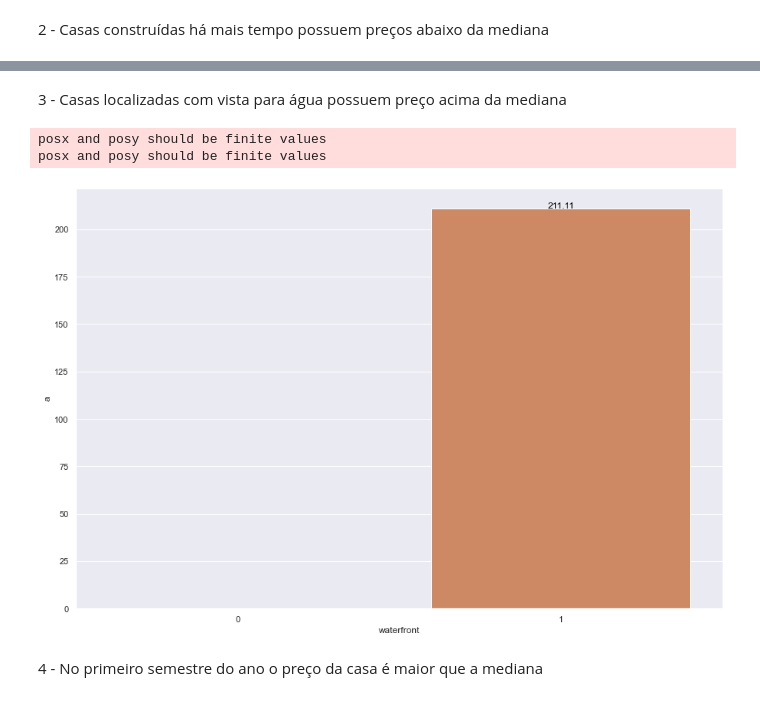
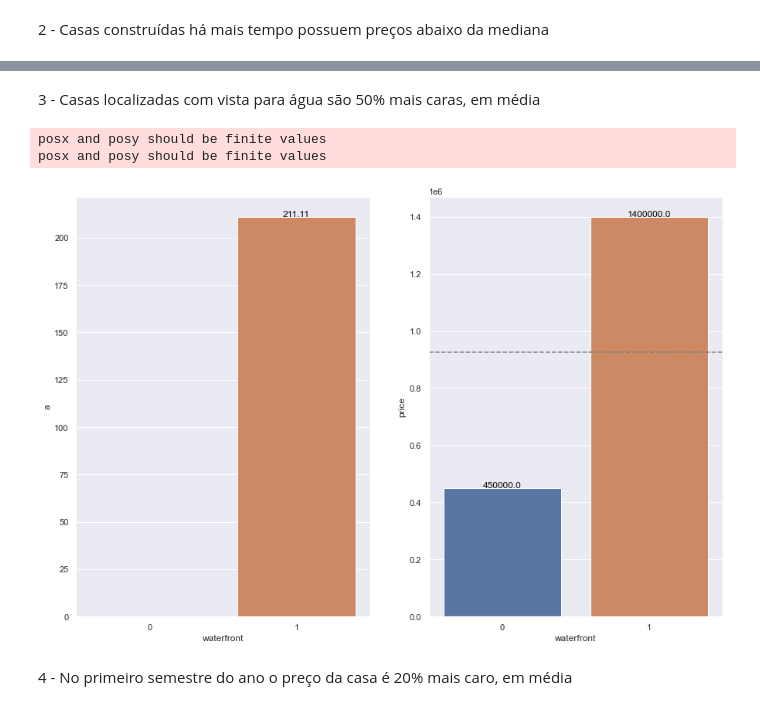
Before and after one commit to MatheussAlvess/KC_HOUSE_Insights, a Jupyter notebook: KC_Housing.ipynb, the cells around one changed output, grey strips where cells are left out. Saved outputs shown, nothing was run; the diff lists cells and outputs as text; code cells hidden in the pictures.

```diff
--- a/KC_Housing.ipynb
+++ b/KC_Housing.ipynb
@@ -1,6 +3,4 @@
 # %%
-# 0.0 Imports
-
 import os
 import pandas  as pd
 import numpy   as np
@@ -12,6 +12,7 @@ from IPython.display import Image
 
 pd.set_option('display.float_format', lambda x: '%.2f' % x)
 plt.rcParams['figure.figsize'] = [15, 10]
+plt.rcParams['font.size'] = 24
 sns.set()
 # %% [markdown]
 # 1 - Business Questions
@@ -173,3 +176,19 @@ Image( 'mindmap.jpg' )
+# %%
+df4['condition'] = df4['condition'].apply(lambda x: 'bad' if x <= 2 else 'regular'
+                                                           if 3 <= x <= 4 else 'good'
+                                                           if x == 5 else 'NA')
+
+df4['yr_built2'] = df4['yr_built'].dt.year.apply(lambda x: '< 1960' if x < 1960 else '> 1960')
+
+df4['month'] = df4['date'].dt.month
+
+df4['semester'] = df4['month'].apply(lambda x: '1st semester' if x < 7 else '2nd semester')
+
+df4['renovated'] = df4.apply(lambda x: 'renovated' if x['yr_renovated'] > x['yr_built'] else 'no renovated', axis=1)
+
+df4['basement'] = df4['sqft_basement'].apply(lambda x: 1 if x > 0 else 0)
+
+df4['season'] = df4.apply( lambda x: 'summer' if ( x['month'] >=6 and x['month'] <=8 ) else 'winter' if ( x['month'] ==12 or x['month'] ==2 or x['month'] ==1 ) else 'fall' if ( x['month'] >=9 and x['month'] <=11 ) else 'spring' if ( x['month'] >=3 and x['month'] <=5 ) else '' , axis=1 )
 # %% [markdown]
 # 5.0 Exploratory Data Analysis
 # %% [markdown]
@@ -197,17 +223,23 @@ plt.axhline( np.median(df4['price']), linestyle='--', color ='red');
 # %% [markdown]
-3 - Casas localizadas com vista para água possuem preço acima da mediana
+3 - Casas localizadas com vista para água são 50% mais caras, em média
 # %%
 h_3 =  df4[['waterfront','price']].groupby('waterfront').median().reset_index()
 # sns.barplot(x='waterfront',y='price',data=h_3)
 h_3['a'] = 100 * h_3['price'].pct_change()
 
+plt.subplot( 1, 2, 1 )
 a = sns.barplot(x='waterfront',y='a',data=h_3)
+for index, row in h_3.iterrows():
+    a.text(row.name,row.a, round(row.a,2), color='black', ha="center")
 
-for index, row in aux.iterrows():
-    a.text(row.name,row.growth, round(row.growth,2), color='black', ha="center")
+plt.subplot( 1, 2, 2 )
+b=sns.barplot(x='waterfront',y='price',data=h_3)
+for index, row in h_3.iterrows():
+    b.text(row.name,row.price, round(row.price,2), color='black', ha="center")
+plt.axhline( np.mean(h_3['price']), linestyle='--', color ='gray');
 # %% [output]
 posx and posy should be finite values
 posx and posy should be finite values
-[figure, old version]
+[figure, new version]
 # %% [markdown]
-4 - No primeiro semestre do ano o preço da casa é maior que a mediana
+4 - No primeiro semestre do ano o preço da casa é 20% mais caro, em média
```
Also changed, not shown: parts of 26 cells of this notebook.
